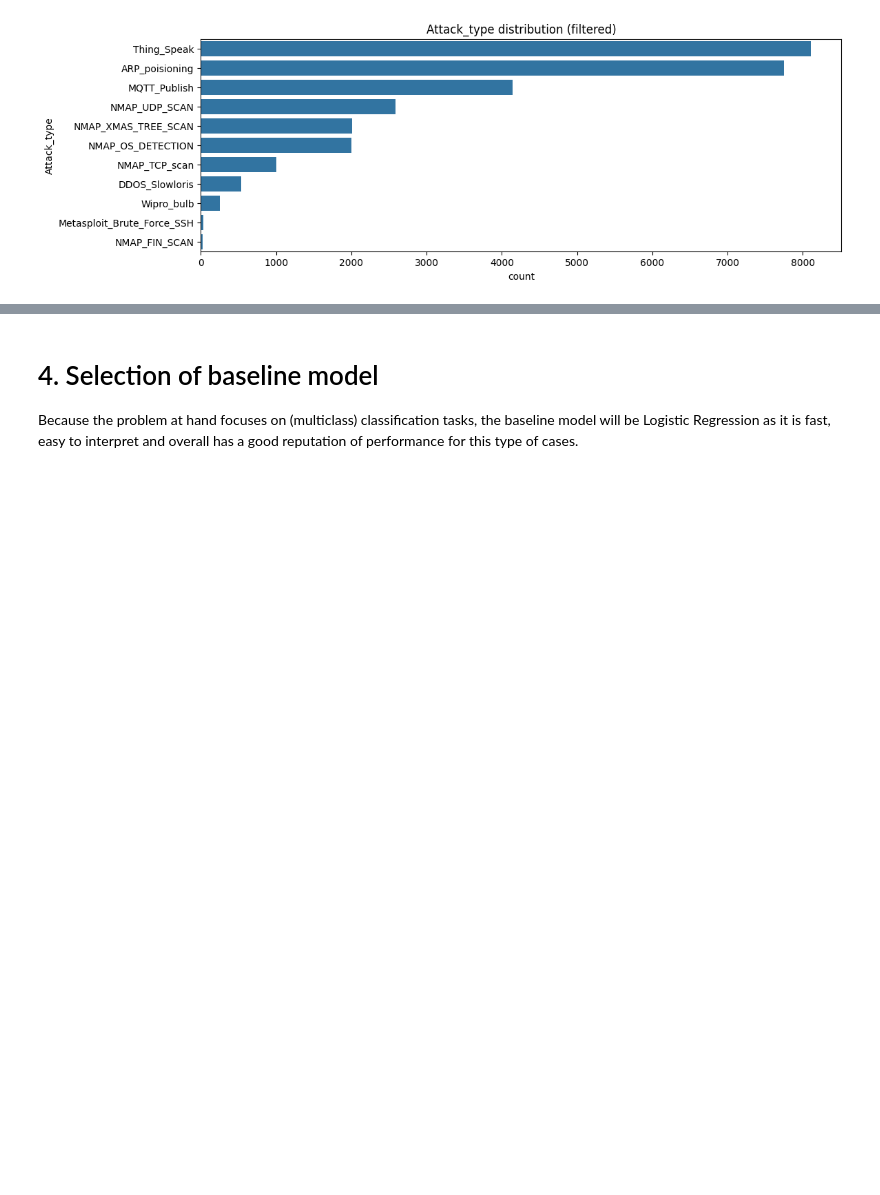
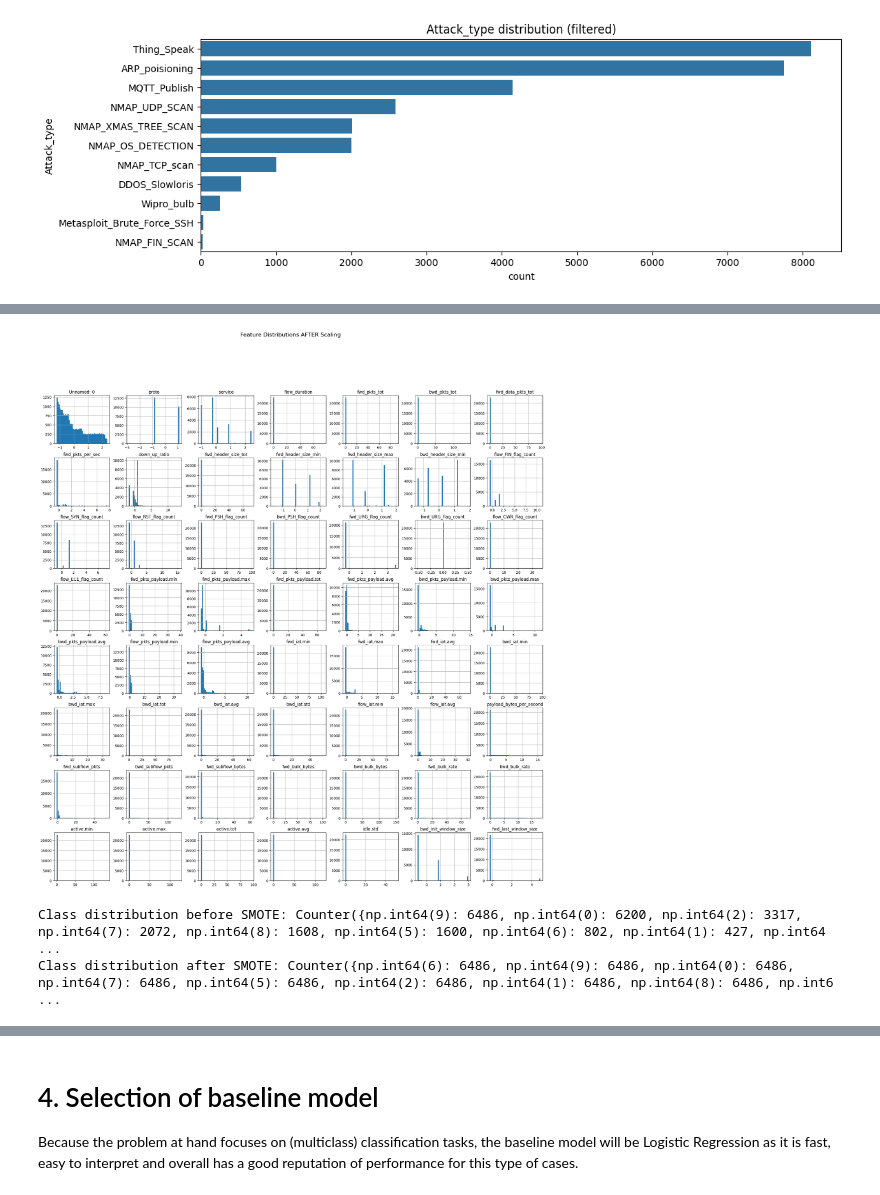
Before and after one commit to Andriguez/Machine-Learning-Project, a Jupyter notebook: notebook/project-notebook_v2.ipynb, the cells around one changed output, grey strips where cells are left out. Drawn from its saved outputs; the diff is of its cells as text; code cells hidden in the pictures; blank space fills up the shorter version.

```diff
--- a/notebook/project-notebook_v2.ipynb
+++ b/notebook/project-notebook_v2.ipynb
@@ -127,0 +193,40 @@ X_train_balanced, y_train_balanced = smote.fit_resample(X_train_scaled, y_train)
+# %%
+#Split dataset into test and train sets for X and y
+X_train, X_test, y_train, y_test = train_test_split(X, y_encoded, test_size=0.2, stratify=y_encoded, random_state=42)
+
+#Scale the data for feature range normalization
+scaler = StandardScaler()
+X_train_scaled = scaler.fit_transform(X_train)
+X_test_scaled = scaler.transform(X_test)
+
+#Visualizing feature distributions after scaling
+scaled_df = pd.DataFrame(X_train_scaled, columns=X.columns)
+
+scaled_df.hist(figsize=(25,25), bins=50)
+plt.suptitle("Feature Distributions AFTER Scaling", fontsize=16)
+plt.show()
+
+#Using SMote to balance the dataset
+smote = SMOTE(random_state=42)
+X_train_balanced, y_train_balanced = smote.fit_resample(X_train_scaled, y_train)
+
+
+#class distribution before and after SMOTE
+print("Class distribution before SMOTE:", Counter(y_train))
+print("Class distribution after SMOTE:", Counter(y_train_balanced))
+
+
+pca = PCA(n_components=2)
+X_pca = pca.fit_transform(X_train_scaled)
+
+plt.figure(figsize=(10,6))
+scatter = plt.scatter(X_pca[:,0], X_pca[:,1], c=y_train, cmap='tab10', alpha=0.6)
+plt.title("PCA PCA Attack Type Distribution after preprocessing")
+plt.xlabel("Principal Component 1")
+plt.ylabel("Principal Component 2")
+plt.legend(*scatter.legend_elements(), title="Attack Type")
+plt.show()
+# %% [output]
+[figure, added]
+Class distribution before SMOTE: Counter({np.int64(9): 6486, np.int64(0): 6200, np.int64(2): 3317, np.int64(7): 2072, np.int64(8): 1608, np.int64(5): 1600, np.int64(6): 802, np.int64(1): 427, np.int64 ...
+Class distribution after SMOTE: Counter({np.int64(6): 6486, np.int64(9): 6486, np.int64(0): 6486, np.int64(7): 6486, np.int64(5): 6486, np.int64(2): 6486, np.int64(1): 6486, np.int64(8): 6486, np.int6 ...
```
Also changed, not shown: parts of 11 cells of this notebook, 2 other files.
